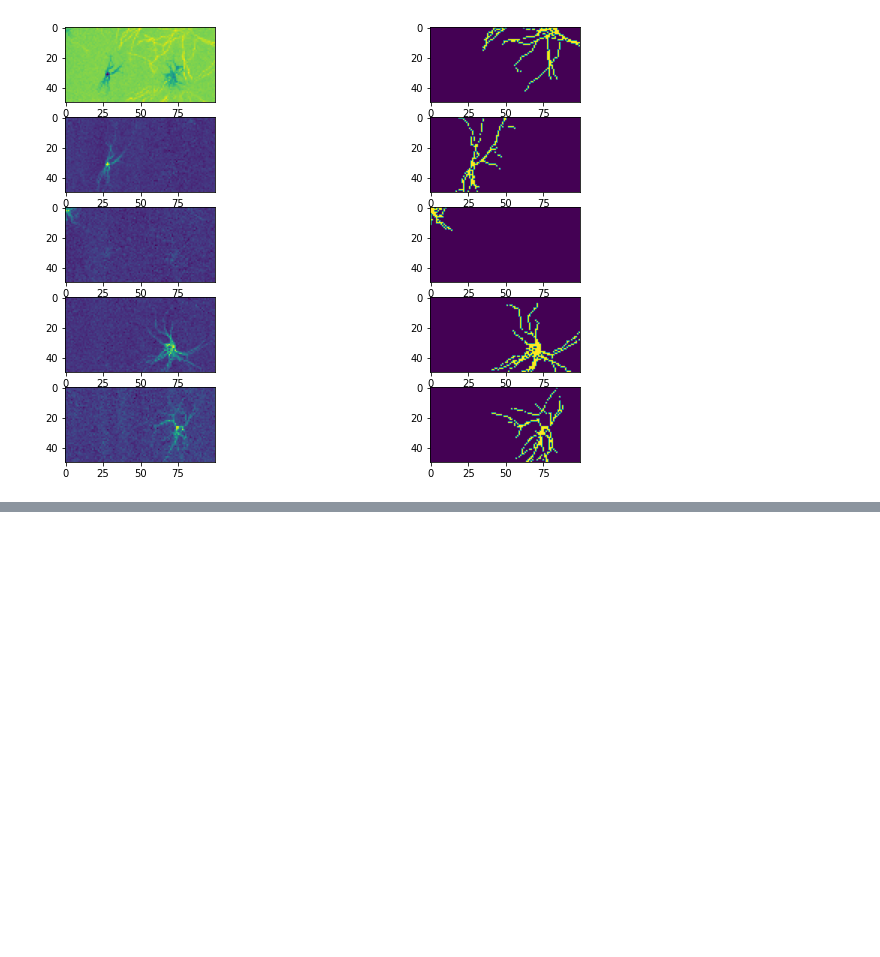
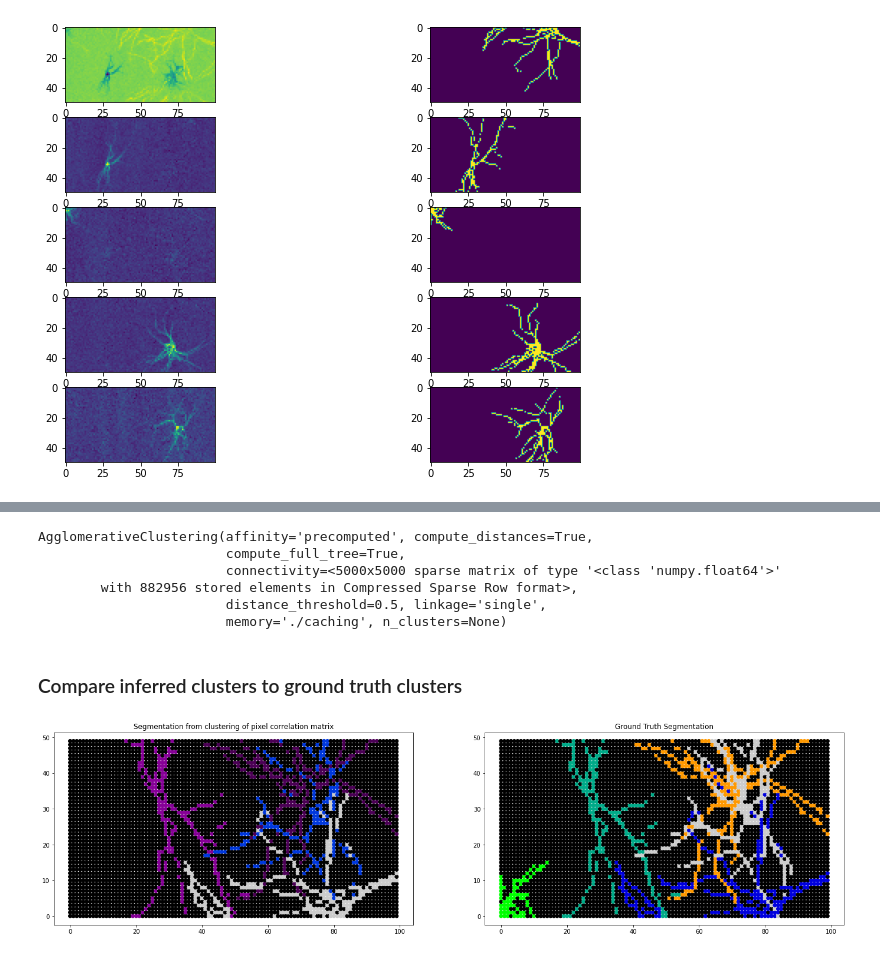
Before and after one commit to cellarium-ai/Optosynth, a Jupyter notebook: src/test_NMF_idea.ipynb, the cells around one changed output, grey strips where cells are left out. Cells and saved outputs as stored; diff of their text form; code cells hidden in the pictures; blank space fills up the shorter version.

```diff
--- a/src/test_NMF_idea.ipynb
+++ b/src/test_NMF_idea.ipynb
@@ -205,2 +116,0 @@ numpy.savez("movie4.npy", movie=a)
-# %%
-b = numpy.load("movie4.npy")
@@ -1293,0 +145,52 @@ check that:
+# %%
+
+
+spatial_graph = radius_neighbors_graph(R, radius=8, mode='connectivity',
+                                       metric='minkowski', p=2, metric_params=None,
+                                       include_self=False, n_jobs=None)
+
+model = AgglomerativeClustering(n_clusters=None,
+                                affinity="precomputed",
+                                compute_full_tree=True,
+                                compute_distances=True,
+                                memory='./caching',
+                                connectivity=spatial_graph,
+                                linkage="single",
+                                distance_threshold=0.5)
+
+model.fit(distance)
+# %% [output]
+AgglomerativeClustering(affinity='precomputed', compute_distances=True,
+                        compute_full_tree=True,
+                        connectivity=<5000x5000 sparse matrix of type '<class 'numpy.float64'>'
+        with 882956 stored elements in Compressed Sparse Row format>,
+                        distance_threshold=0.5, linkage='single',
+                        memory='./caching', n_clusters=None)
+# %% [markdown]
+### Compare inferred clusters to ground truth clusters
+# %%
+# these lines are for filtering out the cluster smaller than size_min pixel
+size_min = 100
+sizes = numpy.bincount(model.labels_)
+mask_sizes = (sizes > size_min)
+n_big_cluster = numpy.sum(mask_sizes)
+n_all_cluster = model.n_clusters_
+bad_to_good_labels = mask_sizes * numpy.arange(model.n_clusters_) -1 * ~mask_sizes
+
+# Plot the clusters
+fig, ax = plt.subplots(ncols=2, figsize=(24,6))
+ax[0].scatter(R[:,1], R[:,0],
+              c=bad_to_good_labels[model.labels_],
+              cmap=plt.cm.nipy_spectral)
+_ = ax[0].set_title("Segmentation from clustering of pixel correlation matrix")
+
+# Ground truth
+index = torch.arange(X_flattened.shape[0])+1
+gt_integer_mask = torch.max(X_flattened * index.unsqueeze(-1), axis=0)[0]
+
+ax[1].scatter(R[:,1], R[:,0],
+              c=integer_mask,
+              cmap=plt.cm.nipy_spectral)
+_ = ax[1].set_title("Ground Truth Segmentation")
+# %% [output]
+[figure, added]
```
Also changed, not shown: parts of 103 cells of this notebook.
